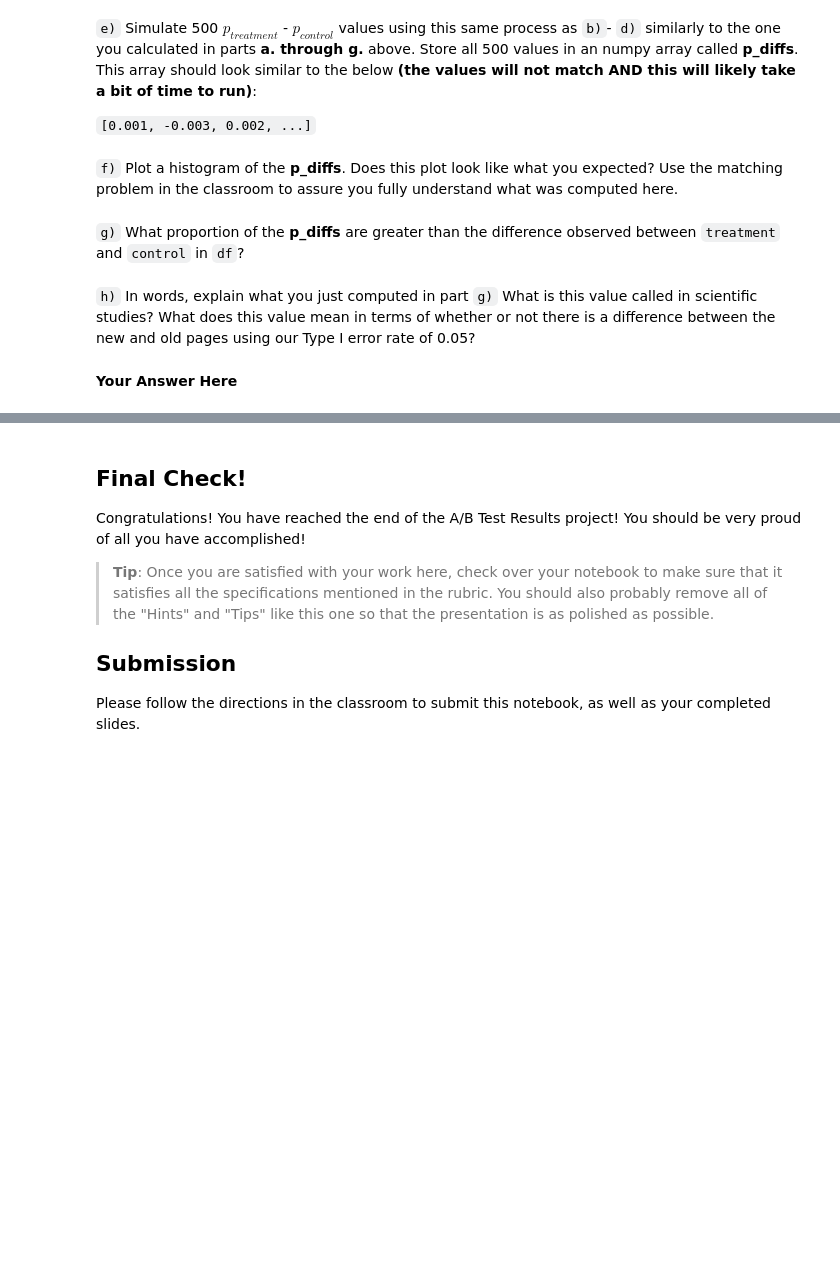
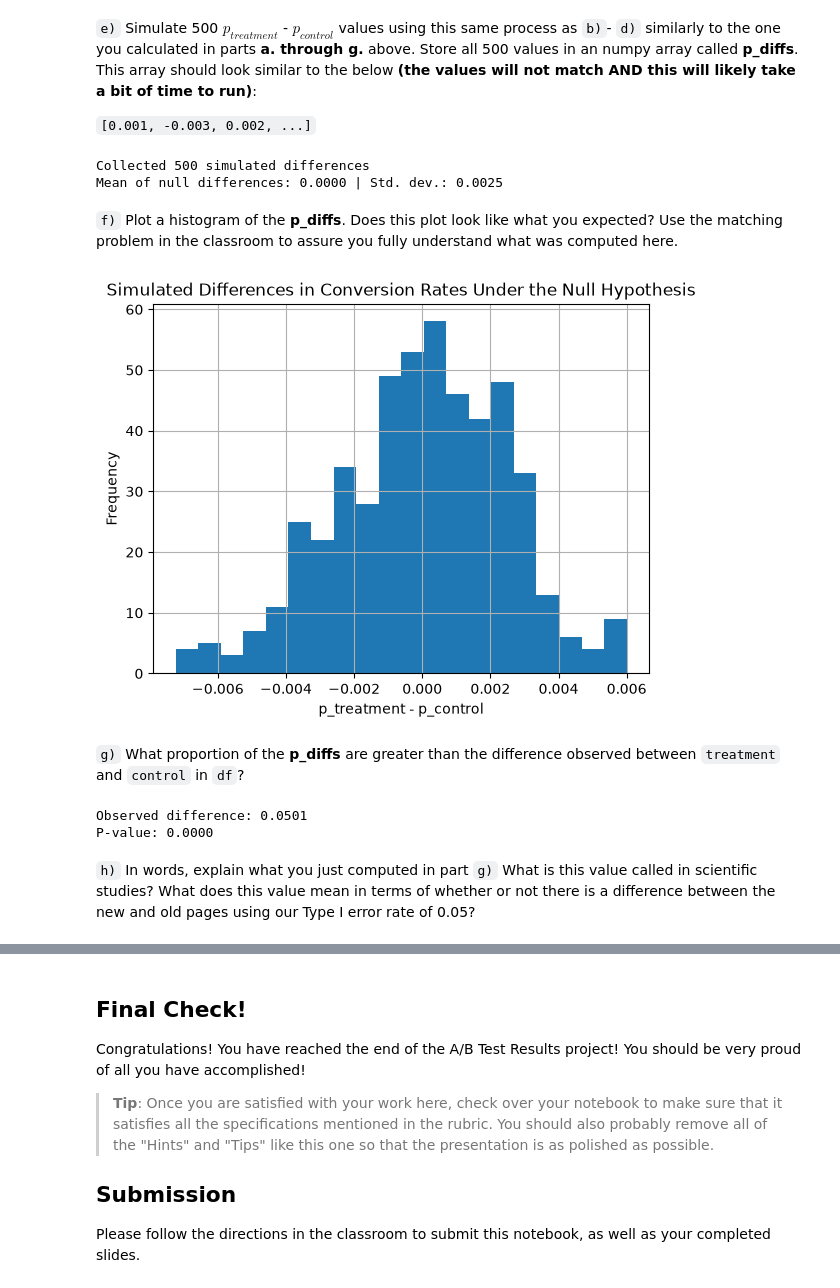
Before and after one commit to EduardoNicacio/Udacity_Statistics-Data-Analysis_P3_Analyze_AB_Test_Results, a Jupyter notebook: analyze_ab_test_results_project.ipynb, the cells around one changed output, grey strips where cells are left out. Drawn from its saved outputs; the diff is of its cells as text; code cells hidden in the pictures; blank space fills up the shorter version.

```diff
--- a/analyze_ab_test_results_project.ipynb
+++ b/analyze_ab_test_results_project.ipynb
@@ -196,2 +377,27 @@ p_diffs = []
+# %%
+# e) Simulate 500 differences between treatment and control conversion rates under H0
+p_diffs = []
+for _ in range(500):
+    # simulate the treatment and control converted arrays
+    treat = np.random.choice([0, 1], size=n_treatment,
+                             p=[1 - p_control_treatment_null, p_control_treatment_null])
+    ctrl = np.random.choice([0, 1], size=n_control,
+                            p=[1 - p_control_treatment_null, p_control_treatment_null])
+
+    # calculate p_treatment and p_control under the null
+    p_treatment_null = treat.mean()
+    p_control_null = ctrl.mean()
+
+    # calculate the difference between p_treatment_null and p_control_null
+    # add p_diff to the p_diffs array
+    p_diffs.append(p_treatment_null - p_control_null)
+
+# Convert to a NumPy array so vectorized comparisons and plotting work on the whole collection.
+p_diffs = np.array(p_diffs)
+print(f"Collected {len(p_diffs)} simulated differences")
+print(f"Mean of null differences: {p_diffs.mean():.4f} | Std. dev.: {p_diffs.std():.4f}")
+# %% [output]
+Collected 500 simulated differences
+Mean of null differences: 0.0000 | Std. dev.: 0.0025
 # %% [markdown]
 `f)` Plot a histogram of the **p_diffs**.  Does this plot look like what you expected?  Use the matching problem in the classroom to assure you fully understand what was computed here.
@@ -201,6 +404,26 @@ p_diffs = []
+# %%
+# f) Histogram of the simulated differences under the null hypothesis
+p_diffs = pd.Series(p_diffs)
+p_diffs.hist(bins=20)
+plt.title('Simulated Differences in Conversion Rates Under the Null Hypothesis')
+plt.xlabel('p_treatment - p_control')
+plt.ylabel('Frequency')
+plt.show()
+# %% [output]
+[figure, added]
 # %% [markdown]
 `g)` What proportion of the **p_diffs** are greater than the difference observed between `treatment` and `control` in `df`?
+# %%
+# g) Share of simulated null differences at least as large as the observed difference
+obs_diff = (df.query('group == "treatment"')['converted'].mean()
+          - df.query('group == "control"')['converted'].mean())
+
+# The p-value is the proportion of null simulations that produced a gap at least this big.
+p_value = (p_diffs >= obs_diff).mean()
+print(f"Observed difference: {obs_diff:.4f}")
+print(f"P-value: {p_value:.4f}")
+# %% [output]
+Observed difference: 0.0501
+P-value: 0.0000
 # %% [markdown]
 `h)` In words, explain what you just computed in part `g)`  What is this value called in scientific studies?  What does this value mean in terms of whether or not there is a difference between the new and old pages using our Type I error rate of 0.05?
-# %% [markdown]
-**Your Answer Here**
```
Also changed, not shown: parts of 29 cells of this notebook.
